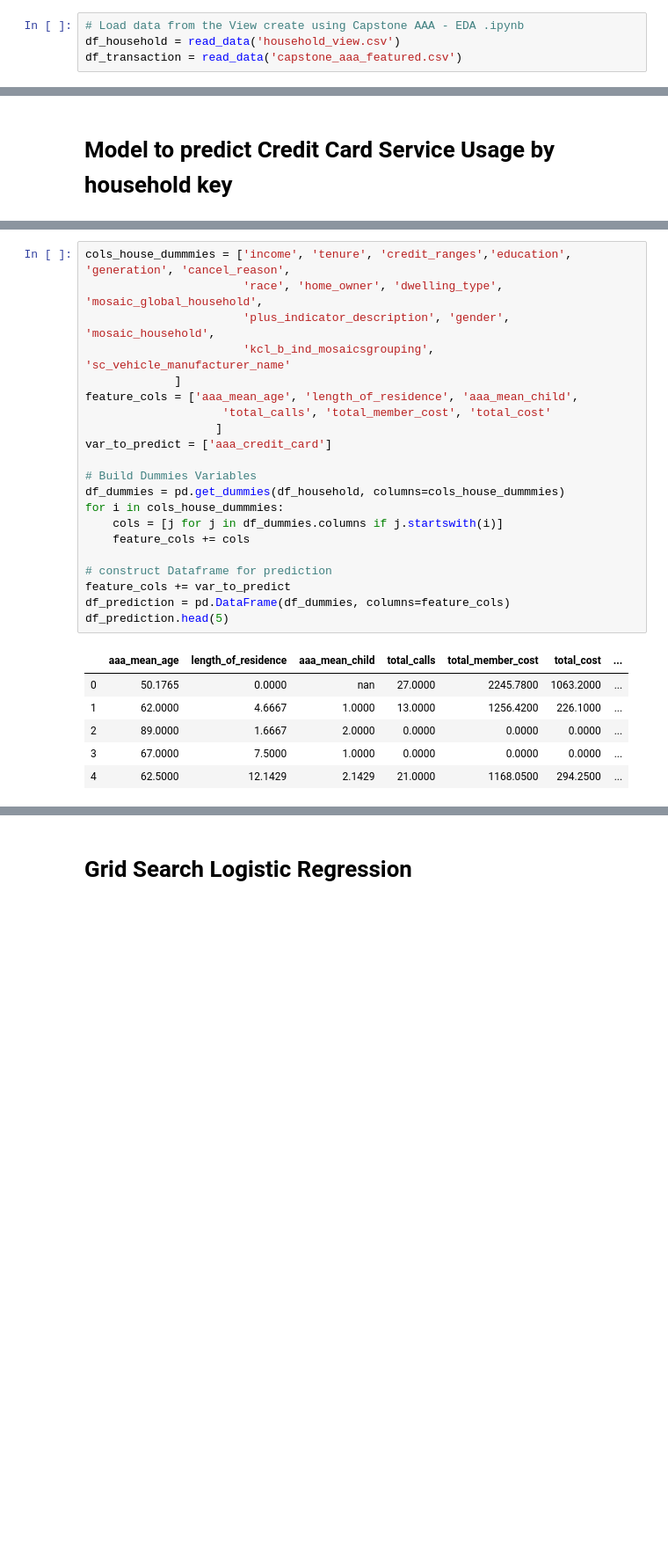
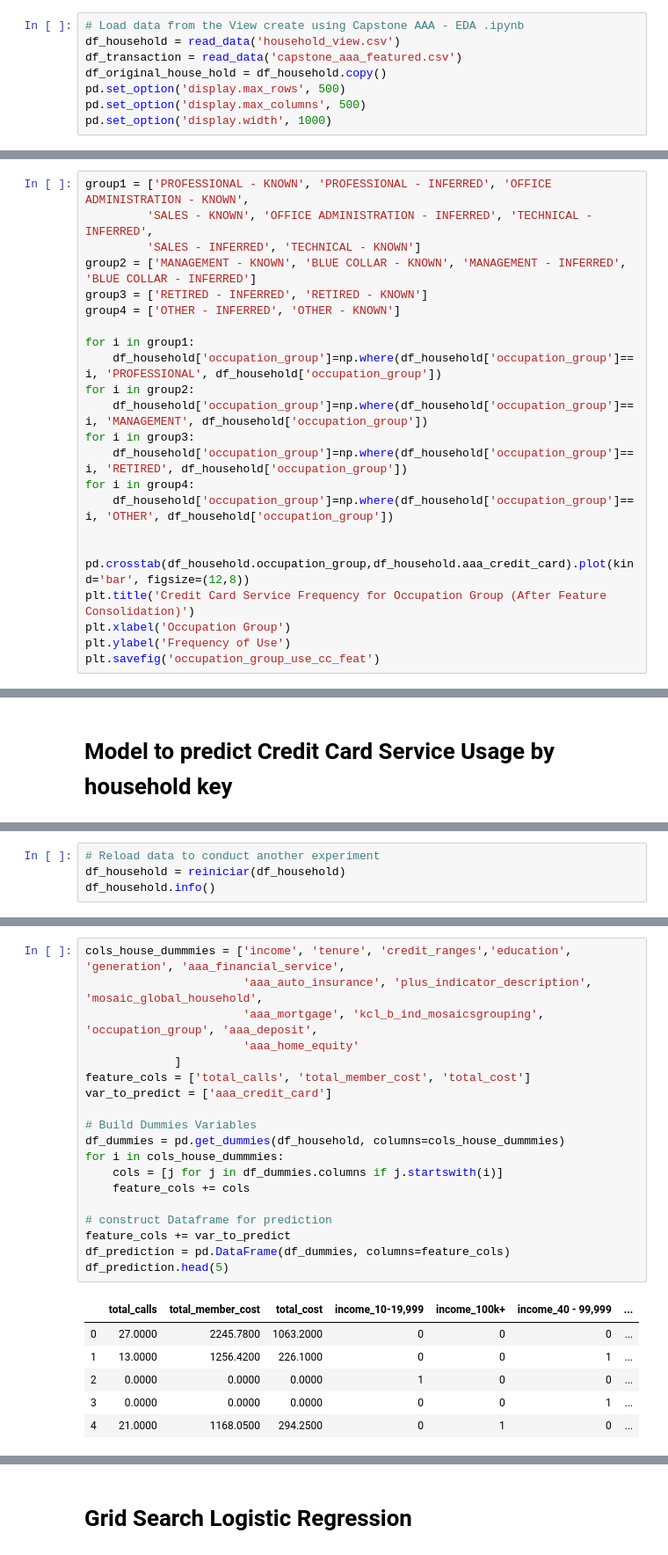
Before and after one commit to ruben-rosa/PDAIML, a Jupyter notebook: Capstone AAA - Regression - Credit Card.ipynb, the cells around one changed output, grey strips where cells are left out. Shown at 88% size. Cells and saved outputs as stored; diff of their text form; blank space fills up the shorter version.

```diff
--- a/Capstone AAA - Regression - Credit Card.ipynb
+++ b/Capstone AAA - Regression - Credit Card.ipynb
@@ -132,3 +146,7 @@ def draw_col_shape(df_feature,cols):
 # Load data from the View create using Capstone AAA - EDA .ipynb
 df_household = read_data('household_view.csv')
 df_transaction = read_data('capstone_aaa_featured.csv')
+df_original_house_hold = df_household.copy()
+pd.set_option('display.max_rows', 500)
+pd.set_option('display.max_columns', 500)
+pd.set_option('display.width', 1000)
@@ -134,0 +809,23 @@ df_transaction = read_data('capstone_aaa_featured.csv')
+# %%
+group1 = ['PROFESSIONAL - KNOWN', 'PROFESSIONAL - INFERRED', 'OFFICE ADMINISTRATION - KNOWN',
+         'SALES - KNOWN', 'OFFICE ADMINISTRATION - INFERRED', 'TECHNICAL - INFERRED',
+         'SALES - INFERRED', 'TECHNICAL - KNOWN']
+group2 = ['MANAGEMENT - KNOWN', 'BLUE COLLAR - KNOWN', 'MANAGEMENT - INFERRED', 'BLUE COLLAR - INFERRED']
+group3 = ['RETIRED - INFERRED', 'RETIRED - KNOWN']
+group4 = ['OTHER - INFERRED', 'OTHER - KNOWN']
+
+for i in group1:
+    df_household['occupation_group']=np.where(df_household['occupation_group']== i, 'PROFESSIONAL', df_household['occupation_group'])
+for i in group2:
+    df_household['occupation_group']=np.where(df_household['occupation_group']== i, 'MANAGEMENT', df_household['occupation_group'])
+for i in group3:
+    df_household['occupation_group']=np.where(df_household['occupation_group']== i, 'RETIRED', df_household['occupation_group'])
+for i in group4:
+    df_household['occupation_group']=np.where(df_household['occupation_group']== i, 'OTHER', df_household['occupation_group'])
+
+
+pd.crosstab(df_household.occupation_group,df_household.aaa_credit_card).plot(kind='bar', figsize=(12,8))
+plt.title('Credit Card Service Frequency for Occupation Group (After Feature Consolidation)')
+plt.xlabel('Occupation Group')
+plt.ylabel('Frequency of Use')
+plt.savefig('occupation_group_use_cc_feat')
@@ -136,0 +1143,4 @@ df_transaction = read_data('capstone_aaa_featured.csv')
+# %%
+# Reload data to conduct another experiment
+df_household = reiniciar(df_household)
+df_household.info()
@@ -137,28 +1165,26 @@ df_transaction = read_data('capstone_aaa_featured.csv')
 # %%
-cols_house_dummmies = ['income', 'tenure', 'credit_ranges','education', 'generation', 'cancel_reason',
-                       'race', 'home_owner', 'dwelling_type', 'mosaic_global_household',
-                       'plus_indicator_description', 'gender', 'mosaic_household',
-                       'kcl_b_ind_mosaicsgrouping', 'sc_vehicle_manufacturer_name'
+cols_house_dummmies = ['income', 'tenure', 'credit_ranges','education', 'generation', 'aaa_financial_service',
+                       'aaa_auto_insurance', 'plus_indicator_description', 'mosaic_global_household',
+                       'aaa_mortgage', 'kcl_b_ind_mosaicsgrouping', 'occupation_group', 'aaa_deposit',
+                       'aaa_home_equity'
              ]
-feature_cols = ['aaa_mean_age', 'length_of_residence', 'aaa_mean_child',
-                    'total_calls', 'total_member_cost', 'total_cost'
-                   ]
+feature_cols = ['total_calls', 'total_member_cost', 'total_cost']
 var_to_predict = ['aaa_credit_card']
 
 # Build Dummies Variables
 df_dummies = pd.get_dummies(df_household, columns=cols_house_dummmies)
 for i in cols_house_dummmies:
     cols = [j for j in df_dummies.columns if j.startswith(i)]
     feature_cols += cols
 
 # construct Dataframe for prediction
 feature_cols += var_to_predict
 df_prediction = pd.DataFrame(df_dummies, columns=feature_cols)
 df_prediction.head(5)
 # %% [output]
-|  | aaa_mean_age | length_of_residence | aaa_mean_child | total_calls | total_member_cost | total_cost | ... |
-| 0 | 50.1765 | 0.0000 | nan | 27.0000 | 2245.7800 | 1063.2000 | ... |
-| 1 | 62.0000 | 4.6667 | 1.0000 | 13.0000 | 1256.4200 | 226.1000 | ... |
-| 2 | 89.0000 | 1.6667 | 2.0000 | 0.0000 | 0.0000 | 0.0000 | ... |
-| 3 | 67.0000 | 7.5000 | 1.0000 | 0.0000 | 0.0000 | 0.0000 | ... |
-| 4 | 62.5000 | 12.1429 | 2.1429 | 21.0000 | 1168.0500 | 294.2500 | ... |
+|  | total_calls | total_member_cost | total_cost | income_10-19,999 | income_100k+ | income_40 - 99,999 | ... |
+| 0 | 27.0000 | 2245.7800 | 1063.2000 | 0 | 0 | 0 | ... |
+| 1 | 13.0000 | 1256.4200 | 226.1000 | 0 | 0 | 1 | ... |
+| 2 | 0.0000 | 0.0000 | 0.0000 | 1 | 0 | 0 | ... |
+| 3 | 0.0000 | 0.0000 | 0.0000 | 0 | 0 | 1 | ... |
+| 4 | 21.0000 | 1168.0500 | 294.2500 | 0 | 1 | 0 | ... |
```
Also changed, not shown: parts of 138 cells of this notebook, 33 other files.
